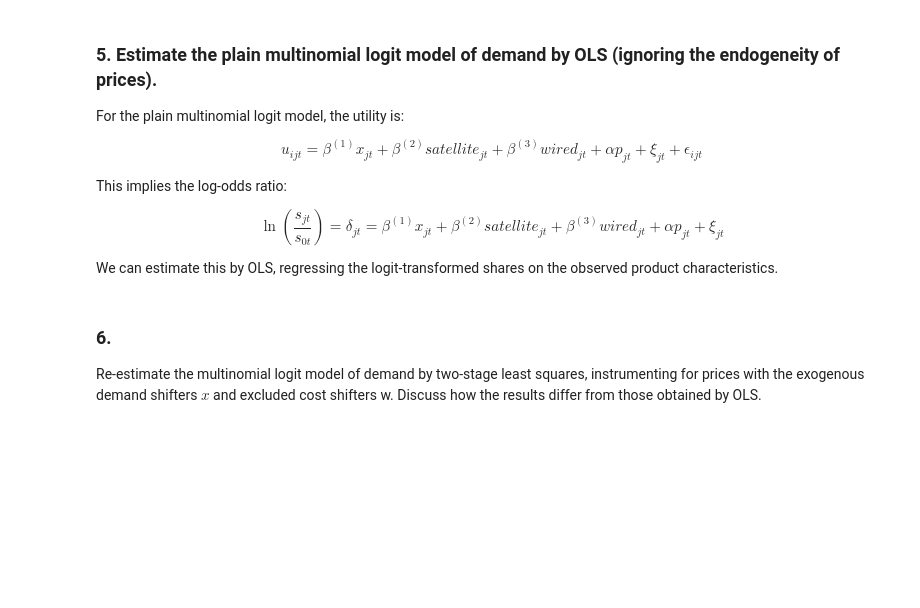
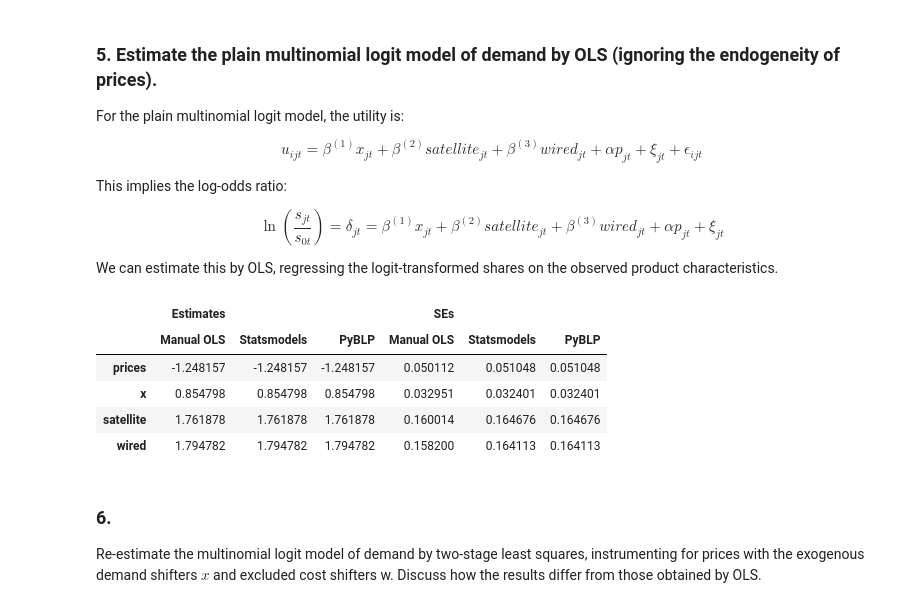
Before and after one commit to jeffgortmaker/pyblp, a Jupyter notebook: blp.ipynb, the cells around one changed output. Drawn from its saved outputs; the diff is of its cells as text; code cells hidden in the pictures; blank space fills up the shorter version.

```diff
--- a/blp.ipynb
+++ b/blp.ipynb
@@ -595,14 +545,14 @@ $$\ln\left(\frac{s_{jt}}{s_{0t}}\right) = \delta_{jt} = \beta^{(1)} x_{jt} + \be
 We can estimate this by OLS, regressing the logit-transformed shares on the observed product characteristics.
 # %%
 # Compute outside shares for each market
-product_data['outside_share'] = 1 - product_data.groupby('market_id')['shares'].transform('sum')
+product_data['outside_share'] = 1 - product_data.groupby('market_ids')['shares'].transform('sum')
 
 # Compute logit delta: ln(s_jt / s_0t)
 product_data['logit_delta'] = np.log(product_data['shares'] / product_data['outside_share'])
 
 # OLS using matrix algebra (no intercept)
 y = product_data['logit_delta'].values
-X = product_data[['x', 'satellite', 'wired', 'prices']].values
+X = product_data[['prices', 'x', 'satellite', 'wired' ]].values
 
 # Compute OLS estimates: beta_hat = (X^T X)^(-1) X^T y
 beta_hat = np.linalg.inv(X.T @ X) @ X.T @ y
@@ -613,7 +563,7 @@ residuals = y - y_hat
 n, k = X.shape
 
 # Clustered covariance matrix by market
-clusters = product_data['market_id'].values
+clusters = product_data['market_ids'].values
 unique_clusters = np.unique(clusters)
 V = np.zeros((k, k))
 for c in unique_clusters:
@@ -633,6 +583,33 @@ print("-" * 70)
 param_names = ['x', 'satellite', 'wired', 'prices']
 for i, param in enumerate(param_names):
     print(f"{param:12s}: {beta_hat[i]:8.3f} (SE: {se_ols[i]:.3f}, t: {t_stats[i]:6.2f}, p: {p_values[i]:.3f})")
+# %%
+statsmodels_ols = smf.ols('logit_delta ~ 0 + prices + x + satellite + wired ', product_data)
+statsmodels_results = statsmodels_ols.fit(cov_type='HC0')
+statsmodels_results.summary2().tables[1]
+# %%
+product_data['demand_instruments0'] = product_data['prices']
+ols_problem = pyblp.Problem(pyblp.Formulation('0 + prices + x + satellite + wired '), product_data)
+ols_problem
+# %%
+ols_results = ols_problem.solve(method='1s')
+ols_results
+# %%
+pd.DataFrame(index=ols_results.beta_labels, data={
+    ("Estimates", "Manual OLS"): beta_hat,
+    ("Estimates", "Statsmodels"): statsmodels_results.params.values,
+    ("Estimates", "PyBLP"): ols_results.beta.flat,
+    ("SEs", "Manual OLS"): se_ols,
+    ("SEs", "Statsmodels"): statsmodels_results.bse.values,
+    ("SEs", "PyBLP"): ols_results.beta_se.flat,
+})
+# %% [output]
+|  | Estimates |  |  | SEs |  |  |
+|  | Manual OLS | Statsmodels | PyBLP | Manual OLS | Statsmodels | PyBLP |
+| prices | -1.248157 | -1.248157 | -1.248157 | 0.050112 | 0.051048 | 0.051048 |
+| x | 0.854798 | 0.854798 | 0.854798 | 0.032951 | 0.032401 | 0.032401 |
+| satellite | 1.761878 | 1.761878 | 1.761878 | 0.160014 | 0.164676 | 0.164676 |
+| wired | 1.794782 | 1.794782 | 1.794782 | 0.158200 | 0.164113 | 0.164113 |
 # %% [markdown]
 ### 6.
 Re-estimate the multinomial logit model of demand by two-stage
```
Also changed, not shown: parts of 24 cells of this notebook, 21 other files.
